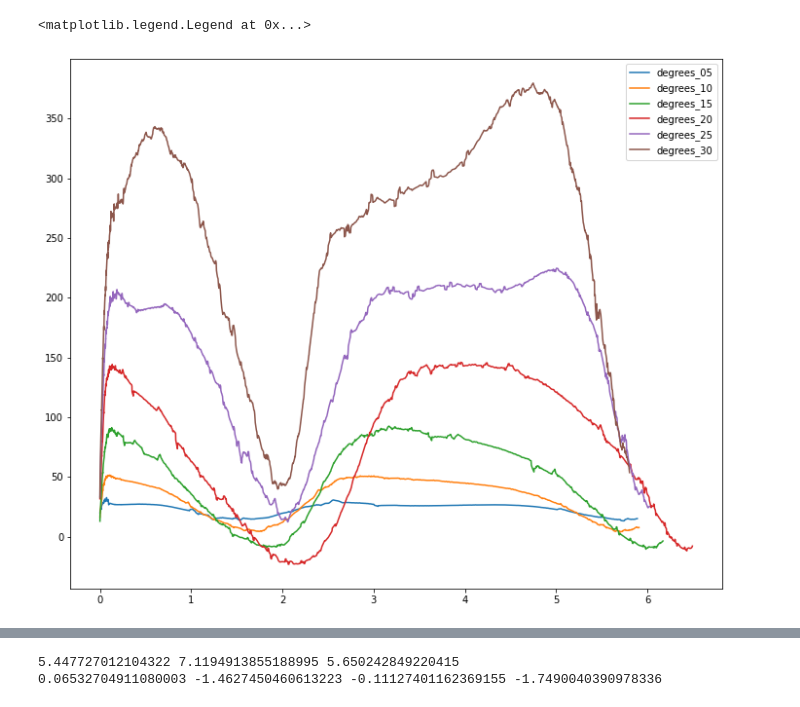
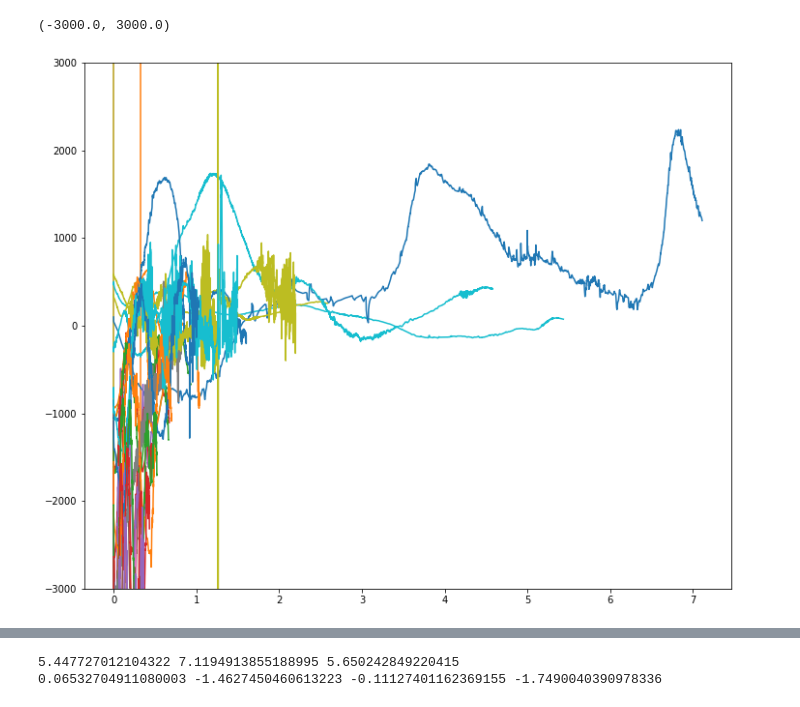
Before and after one commit to michaelcoe/Ika-Flow, a Jupyter notebook: OpenFOAM/postProcessing/plotForces_multipleCases.ipynb, the cells around one changed output, grey strips where cells are left out. Cells and saved outputs as stored; diff of their text form; code cells hidden in the pictures.

```diff
--- a/OpenFOAM/postProcessing/plotForces_multipleCases.ipynb
+++ b/OpenFOAM/postProcessing/plotForces_multipleCases.ipynb
@@ -30,7 +30,7 @@ def fit_data(xData, yData):
 
     return popt, r_squared
 # %%
-data_location = r'/home/mco143/Documents/Current_OpenFOAM_Simulations/Anderson_validation_constant/'
+data_location = r'/home/mco143/Documents/Current_OpenFOAM_Simulations/gridInd_Ebrahim_constant_airfoil'
 
 force_paths = pio.get_files(data_location, 'force.dat')
 force_paths.sort()
@@ -51,28 +51,32 @@ for solverFile in solver_paths:
 
     constantDict['totalTime'].append(tmp[-1])
 
-forces = [Forces(filepath, 1.0, 1.5, True, True) for filepath in force_paths]
+cycles = 2.0
+total_cycles = 3.0
+
+forces = [Forces(filepath, cycles, total_cycles, True, True) for filepath in force_paths]
 # %%
 density = 998.2
 fudgeFactor = 1.0
 alpha_max = [5, 10, 15, 20, 25, 30]
 average_fx = []
 case = []
 
 for force in forces:
     average_fx.append(force.averageFilteredForces['total']['x']/density)
     case.append(force.specific_case)
 
 fig1, ax1 = plt.subplots(figsize=(12,10))
 for force in forces:
     ax1.plot(force.filteredForces['time'], force.filteredForces['total']['x'], label=force.specific_case)
 
 #ax2 = plt.axes([0, 0, 1, 1])
 #ip = InsetPosition(ax1, [0.2,0.4,0.55,0.55])
 #ax2.set_axes_locator(ip)
 #mark_inset(ax1, ax2, loc1=2, loc2=4, fc="none", ec='0.5')
 
-ax1.legend()
+#ax1.legend()
+ax1.set_ylim([-3000, 3000])
 # %% [output]
-<matplotlib.legend.Legend at 0x...>
+(-3000.0, 3000.0)
-[figure, old version]
+[figure, new version]
```
Also changed, not shown: parts of 9 cells of this notebook, 3 other files.
